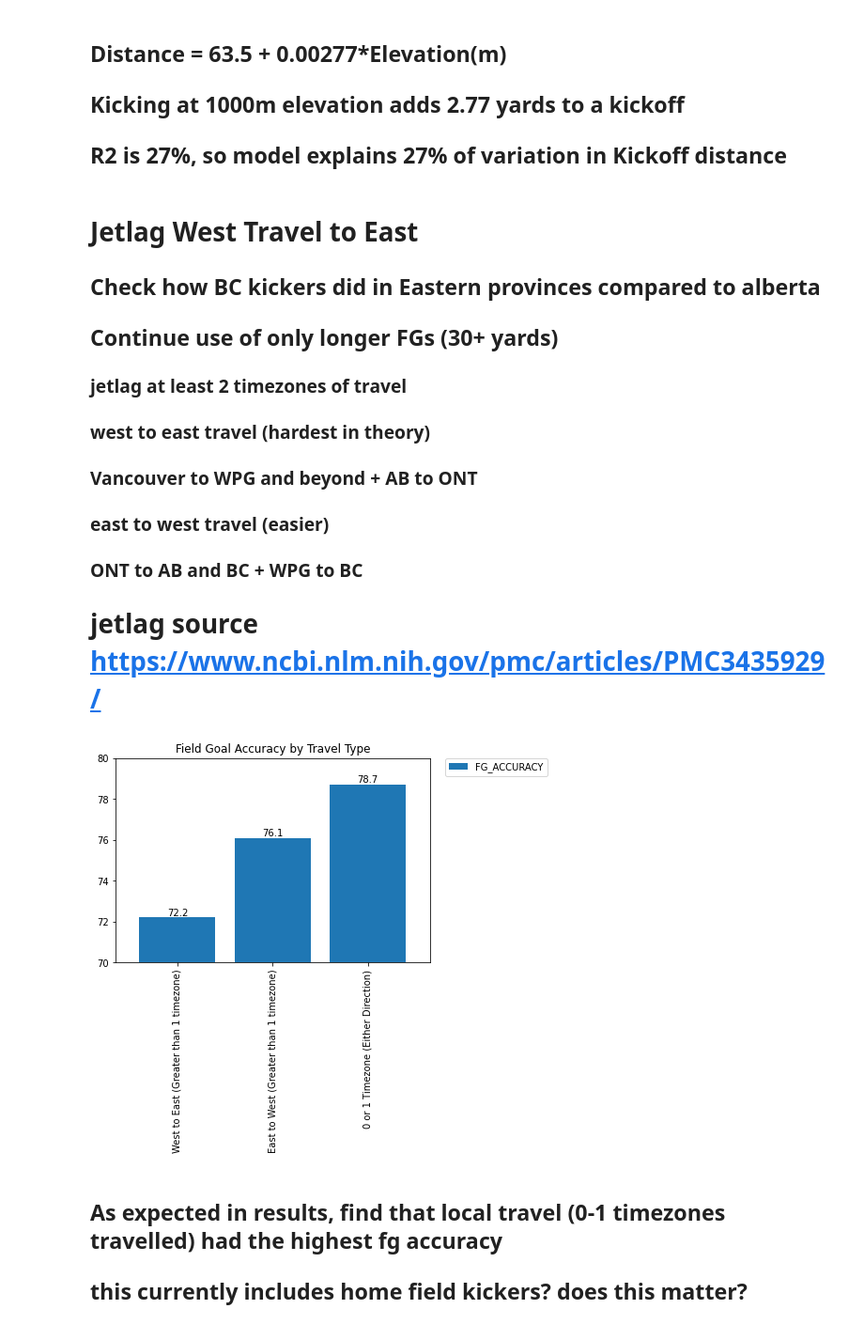
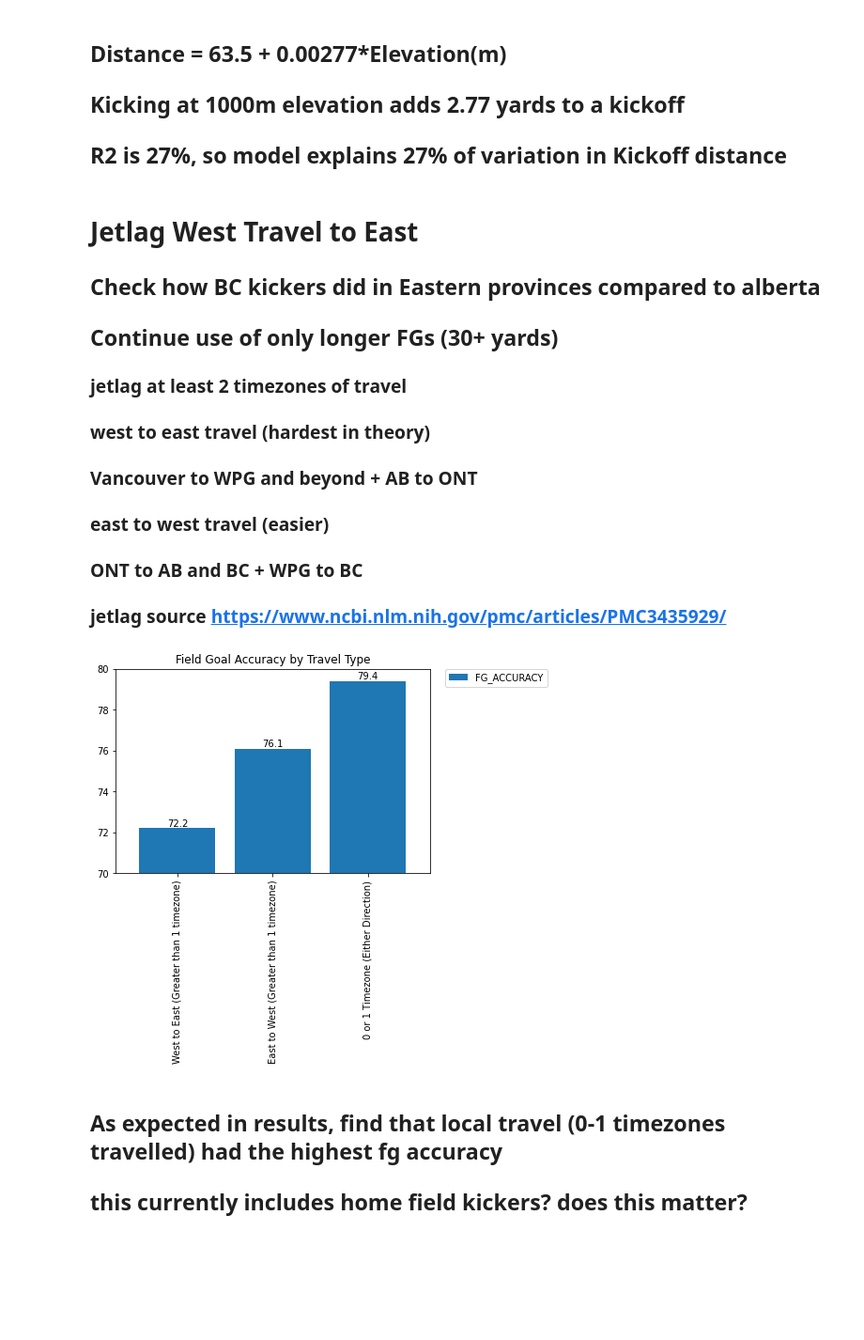
Before and after one commit to huuugh18/Programming-In-Python, a Jupyter notebook: CorseWork/CW2/fg_data_test.ipynb, the cells around one changed output. Shown at 94% size. Drawn from its saved outputs; the diff is of its cells as text; code cells hidden in the pictures; blank space fills up the shorter version.

```diff
--- a/CorseWork/CW2/fg_data_test.ipynb
+++ b/CorseWork/CW2/fg_data_test.ipynb
@@ -396,7 +400,7 @@ print(' R2: ', model.score(x,y), '\n Slope: ', model.coef_[0][0], '\n Intercept:
 ### east to west travel (easier)
 
 ### ONT to AB and BC + WPG to BC
-# jetlag source https://www.ncbi.nlm.nih.gov/pmc/articles/PMC3435929/
+### jetlag source https://www.ncbi.nlm.nih.gov/pmc/articles/PMC3435929/
 # %%
 def get_fgs_of_team_in_loc(df, kickers_teams, away_stadiums):
    home_kicker_df = df[df.TEAM.isin(kickers_teams)]
@@ -405,41 +409,41 @@ def get_fgs_of_team_in_loc(df, kickers_teams, away_stadiums):
 
 
 # WEST TO EAST TRAVEL 2+ TIMEZONES TRAVELED
-bc_ab_to_ont_travel = get_fgs_of_team_in_loc(long_fg_data, ['BC','EDM','CGY'], ['TOR','OTT','MTL','HAM'])
-bc_to_wpg_travel = get_fgs_of_team_in_loc(long_fg_data, ['BC'], ['WPG'])
+bc_ab_to_ont_travel = get_fgs_of_team_in_loc(away_long_fg_data, ['BC','EDM','CGY'], ['TOR','OTT','MTL','HAM'])
+bc_to_wpg_travel = get_fgs_of_team_in_loc(away_long_fg_data, ['BC'], ['WPG'])
 # combine
 west_to_east_travel = pd.concat([bc_ab_to_ont_travel, bc_to_wpg_travel])
 
 # EAST TO WEST TRAVEL 2+ TIMEZONES TRAVELED
-ont_to_ab_bc_travel = get_fgs_of_team_in_loc(long_fg_data, ['TOR','OTT', 'MTL', 'HAM'], ['BC','EDM','CGY'])
-wpg_to_bc_travel = get_fgs_of_team_in_loc(long_fg_data, ['WPG'], ['BC'])
+ont_to_ab_bc_travel = get_fgs_of_team_in_loc(away_long_fg_data, ['TOR','OTT', 'MTL', 'HAM'], ['BC','EDM','CGY'])
+wpg_to_bc_travel = get_fgs_of_team_in_loc(away_long_fg_data, ['WPG'], ['BC'])
 # combine
 east_to_west_travel = pd.concat([ont_to_ab_bc_travel, wpg_to_bc_travel])
 
 # LOCAL TRAVEL - 0-1 TIMEZONES TRAVELED
-bc_ab_travel = get_fgs_of_team_in_loc(long_fg_data, ['BC','EDM','CGY'], ['BC','EDM','CGY'])
-ab_sask_wpg_travel = get_fgs_of_team_in_loc(long_fg_data, ['EDM','CGY','SSK','WPG'], ['EDM','CGY','SSK','WPG'])
-wpg_ont_travel = get_fgs_of_team_in_loc(long_fg_data, ['TOR','OTT','MTL','HAM','WPG'], ['TOR','OTT','MTL','HAM','WPG'])
+bc_ab_travel = get_fgs_of_team_in_loc(away_long_fg_data, ['BC','EDM','CGY'], ['BC','EDM','CGY'])
+ab_sask_wpg_travel = get_fgs_of_team_in_loc(away_long_fg_data, ['EDM','CGY','SSK','WPG'], ['EDM','CGY','SSK','WPG'])
+wpg_ont_travel = get_fgs_of_team_in_loc(away_long_fg_data, ['TOR','OTT','MTL','HAM','WPG'], ['TOR','OTT','MTL','HAM','WPG'])
 # combine
 one_timezone_travel = pd.concat([bc_ab_travel, ab_sask_wpg_travel, wpg_ont_travel])
 
 
 fg_acc_west_to_east_travel = get_accuracy(west_to_east_travel)
 fg_acc_east_to_west_travel = get_accuracy(east_to_west_travel)
 fg_acc_one_timezone_travel = get_accuracy(one_timezone_travel)
 
 
 
 jetlag_index = ['West to East (Greater than 1 timezone)', 'East to West (Greater than 1 timezone)', '0 or 1 Timezone (Either Direction)']
 jetlag_df = pd.DataFrame(data={'FG_ACCURACY': [fg_acc_west_to_east_travel, fg_acc_east_to_west_travel, fg_acc_one_timezone_travel]}, index=jetlag_index)
 
 ax4 = jetlag_df.plot.bar(title='Field Goal Accuracy by Travel Type', width=0.8)
 ax4.set_ylim(70, 80)
 ax4.legend(bbox_to_anchor=(1.05, 1), loc='upper left', borderaxespad=0.)
 for container in ax4.containers:
    ax4.bar_label(container)
 # %% [output]
-[figure, old version]
+[figure, new version]
 # %% [markdown]
 ## As expected in results, find that local travel (0-1 timezones travelled) had the highest fg accuracy
 ## this currently includes home field kickers? does this matter?
```
Also changed, not shown: parts of 5 cells of this notebook, 6 other files.
